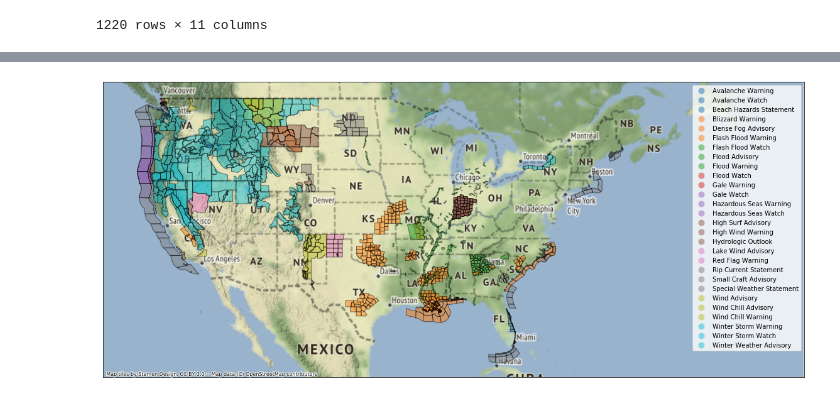
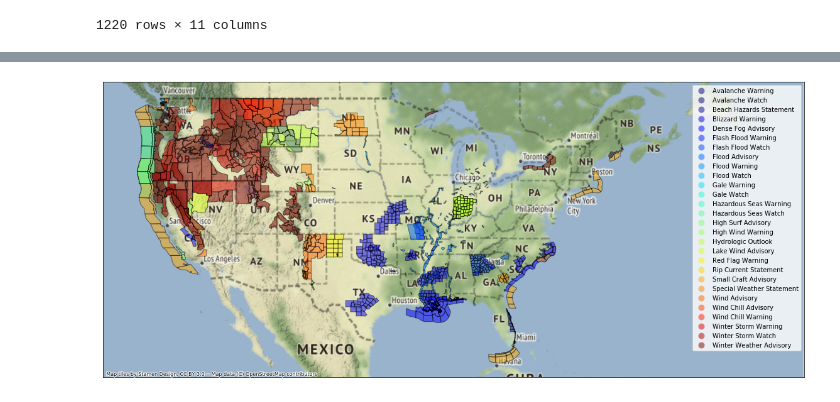
Before and after one commit to MethaneRain/Python, a Jupyter notebook: Jupyter-Notebooks/Advanced-Plotting/Geopandas/geopandas_shapefile_NWS_Watches_Warnings_example.ipynb, the cells around one changed output, grey strips where cells are left out. Saved outputs shown, nothing was run; the diff lists cells and outputs as text; code cells hidden in the pictures.

Commit message:
Update geopandas_shapefile_NWS_Watches_Warnings_example

```diff
--- a/Jupyter-Notebooks/Advanced-Plotting/Geopandas/geopandas_shapefile_NWS_Watches_Warnings_example.ipynb
+++ b/Jupyter-Notebooks/Advanced-Plotting/Geopandas/geopandas_shapefile_NWS_Watches_Warnings_example.ipynb
@@ -55,5 +45,3 @@ Projection of dataframe: {'init': 'epsg:4326'}
 | 1218 | None | None | None | ESF | None | https://alerts-v2.weather.gov/pro... | Hydrologic Outlook | 2020-01-06T21:17:00+00:00 | None | None | ... |
 | 1219 | None | None | None | ESF | None | https://alerts-v2.weather.gov/pro... | Hydrologic Outlook | 2020-01-06T21:17:00+00:00 | None | None | ... |
 1220 rows × 11 columns
-# %%
-NWS = gpd.read_file("current_all.shp")
@@ -70,13 +61,27 @@ NWS = NWS.to_crs(epsg=3857)
+# %%
+cmap = plt.cm.jet  # define the colormap
+# extract all colors from the .jet map
+cmaplist = [cmap(i) for i in range(cmap.N)]
+# force the first color entry to be grey
+#cmaplist[0] = (.5, .5, .5, 1.0)
+
+# create the new map
+cmap = mpl.colors.LinearSegmentedColormap.from_list(
+    'Custom cmap', cmaplist, cmap.N)
+
+# define the bins and normalize
+bounds = np.linspace(0, 28, 28)
+norm = mpl.colors.BoundaryNorm(bounds, cmap.N)
 # %%
-ax = NWS.plot(figsize=(20, 20), alpha=0.5, edgecolor='k',column="PROD_TYPE",
+ax = NWS.plot(figsize=(20, 20), alpha=0.5, edgecolor='k',column="PROD_TYPE",cmap=cmap,norm=norm,
                 legend=True)
 
 
 ctx.add_basemap(ax)
 ax.set_xlim(-14500000, -5000000)
 ax.set_ylim(2500000, 6500000)
 ax.axes.get_xaxis().set_visible(False)
 ax.axes.get_yaxis().set_visible(False)
-plt.savefig("US_Warning_geopandas_2020_01_13.png",bbox_inches="tight")
+#plt.savefig("US_Warning_geopandas_2020_01_13.png",bbox_inches="tight")
 # %% [output]
-[figure, old version]
+[figure, new version]
```
Also changed, not shown: parts of 5 cells of this notebook.
